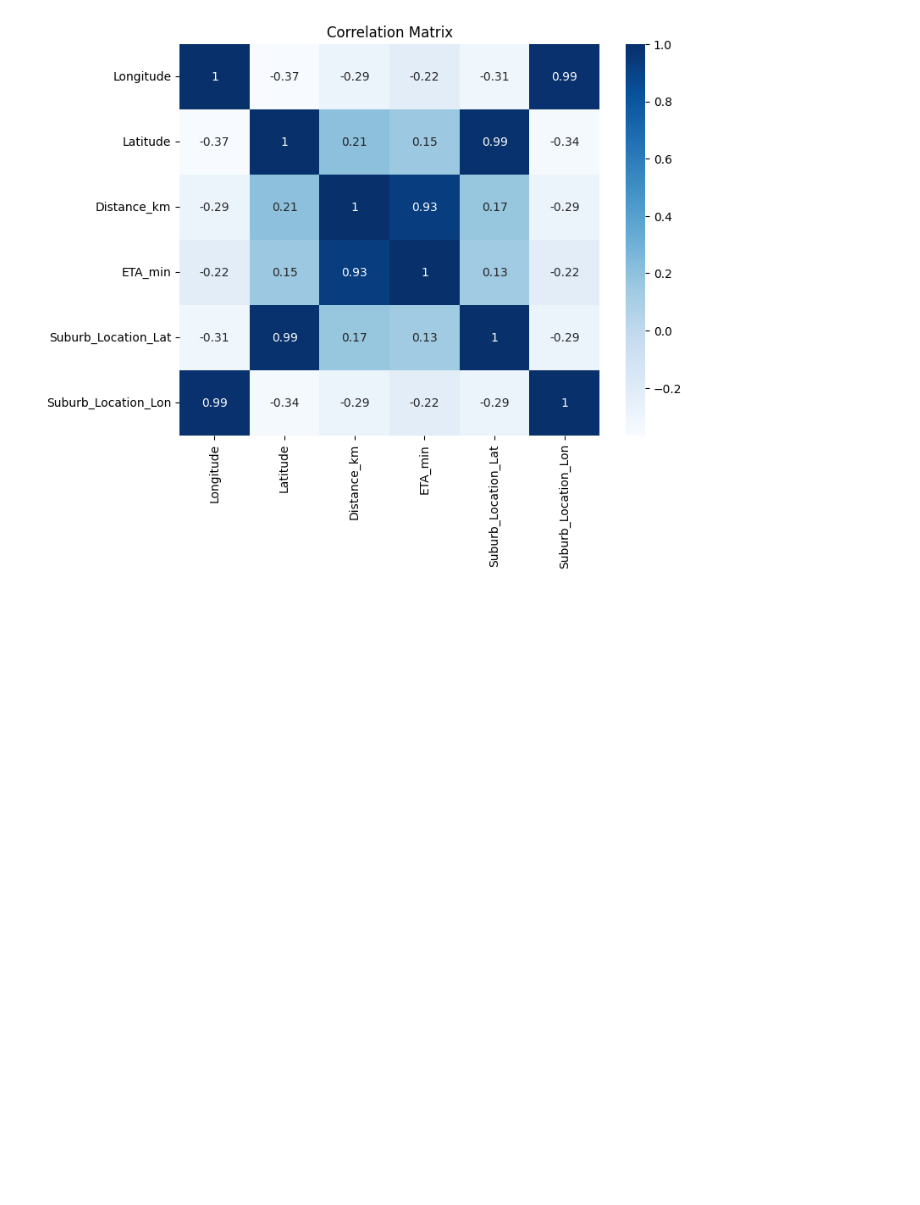
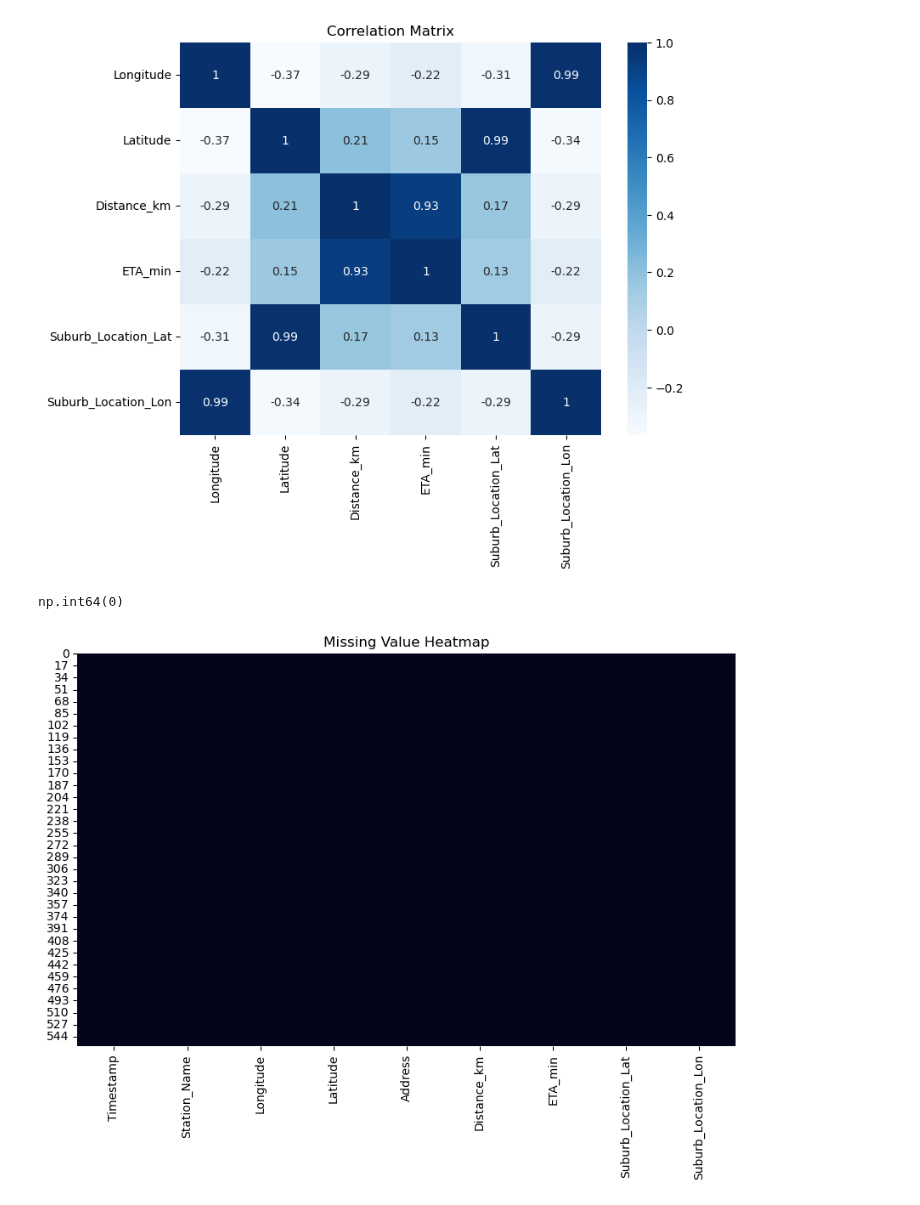
Before and after one commit to Chameleon-company/EVAT-Data-Science, a Jupyter notebook: Use_Cases/Home Charger Rental/Analysis/dataset_overview.ipynb, the cells around one changed output. Cells and saved outputs as stored; diff of their text form; code cells hidden in the pictures; blank space fills up the shorter version.

```diff
--- a/Use_Cases/Home Charger Rental/Analysis/dataset_overview.ipynb
+++ b/Use_Cases/Home Charger Rental/Analysis/dataset_overview.ipynb
@@ -131,3 +128,14 @@ plt.title("Correlation Matrix")
 plt.show()
 # %% [output]
 [figure]
+# %%
+df.duplicated().sum()
+# %% [output]
+np.int64(0)
+# %%
+plt.figure(figsize=(10,6))
+sns.heatmap(df.isna(), cbar=False)
+plt.title("Missing Value Heatmap")
+plt.show()
+# %% [output]
+[figure, added]
```
Also changed, not shown: parts of 5 cells of this notebook, 20 other files.
